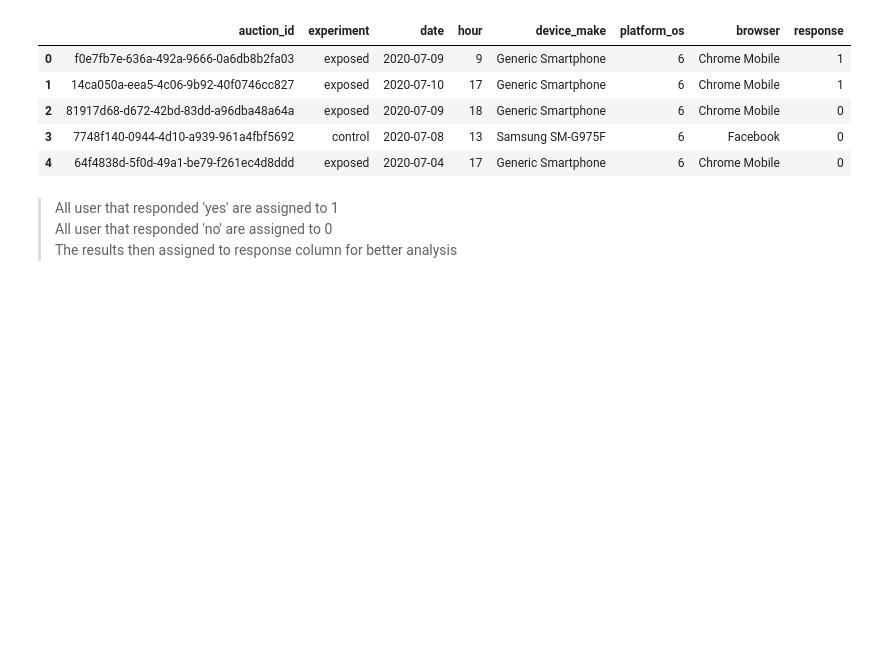
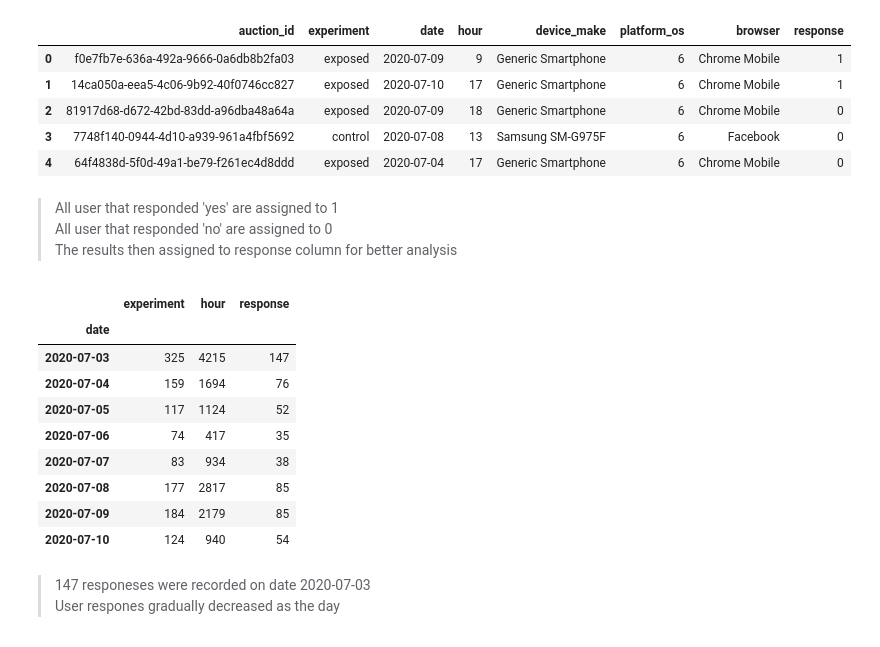
Before and after one commit to sel6/abtest-mlops, a Jupyter notebook: notebooks/data_preparation.ipynb, the cells around one changed output. Drawn from its saved outputs; the diff is of its cells as text; code cells hidden in the pictures; blank space fills up the shorter version.

```diff
--- a/notebooks/data_preparation.ipynb
+++ b/notebooks/data_preparation.ipynb
@@ -185,3 +185,20 @@ combined_df.head(5)
 >All user that responded 'yes' are assigned to 1<br>
 >All user that responded 'no' are assigned to 0<br>
 >The results then assigned to response column for better analysis
+# %%
+date_group_df = combined_df.groupby('date').agg({'experiment':'count','hour':'sum','response':'sum'})
+date_group_df
+# %% [output]
+|  | experiment | hour | response |
+| date |  |  |  |
+| 2020-07-03 | 325 | 4215 | 147 |
+| 2020-07-04 | 159 | 1694 | 76 |
+| 2020-07-05 | 117 | 1124 | 52 |
+| 2020-07-06 | 74 | 417 | 35 |
+| 2020-07-07 | 83 | 934 | 38 |
+| 2020-07-08 | 177 | 2817 | 85 |
+| 2020-07-09 | 184 | 2179 | 85 |
+| 2020-07-10 | 124 | 940 | 54 |
+# %% [markdown]
+>147 responeses were recorded on date 2020-07-03<br>
+>User respones gradually decreased as the day
```
